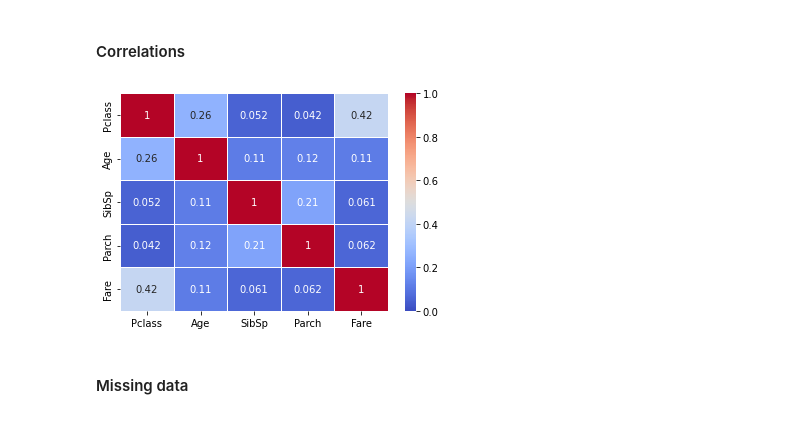
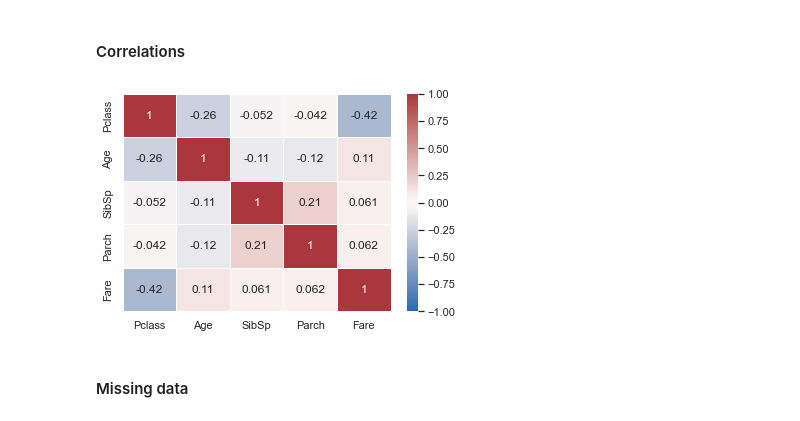
Before and after one commit to carolinemcosta/tech-talk-itech, a Jupyter notebook: tech-talk-v2.ipynb, the cells around one changed output. Drawn from its saved outputs; the diff is of its cells as text; code cells hidden in the pictures.

```diff
--- a/tech-talk-v2.ipynb
+++ b/tech-talk-v2.ipynb
@@ -41,6 +41,7 @@ import matplotlib.pyplot as plt
 
 import shap
 import os
+sns.set_theme(style="darkgrid")
 # %% [markdown]
 ## Exploration
 # %% [markdown]
@@ -119,9 +152,9 @@ plt.show()
 #### Correlations
 # %%
 # ignoring the sign
-ax = sns.heatmap(abs(titanic_train.corr()), vmin=0, vmax=1, annot=True, linewidths=.5, cmap="coolwarm")
+ax = sns.heatmap((titanic_train.corr()), vmin=-1, vmax=1, annot=True, linewidths=.5, cmap="vlag")
 # %% [output]
-[figure, old version]
+[figure, new version]
 # %% [markdown]
 #### Missing data
 # %%
```
Also changed, not shown: parts of 11 cells of this notebook.
